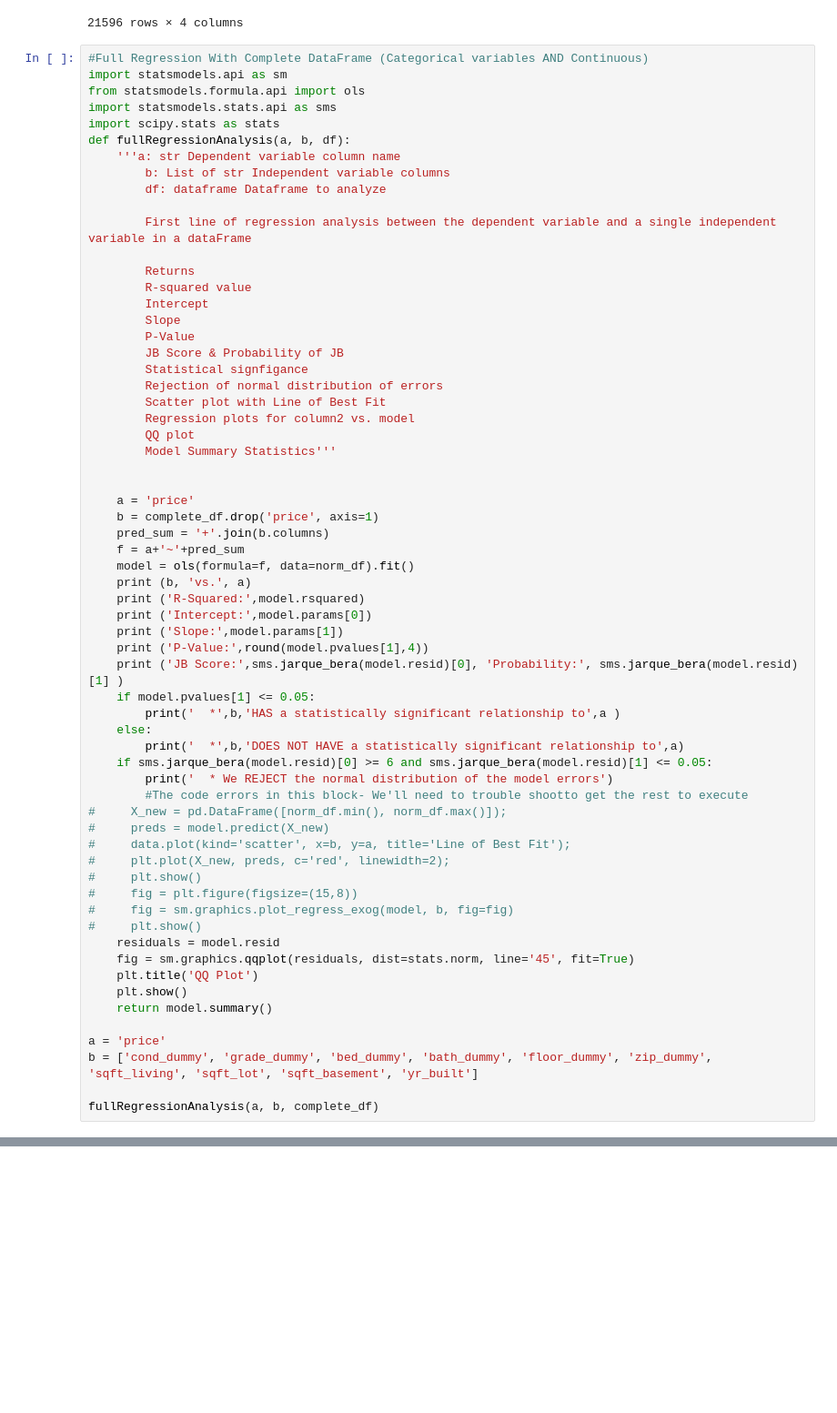
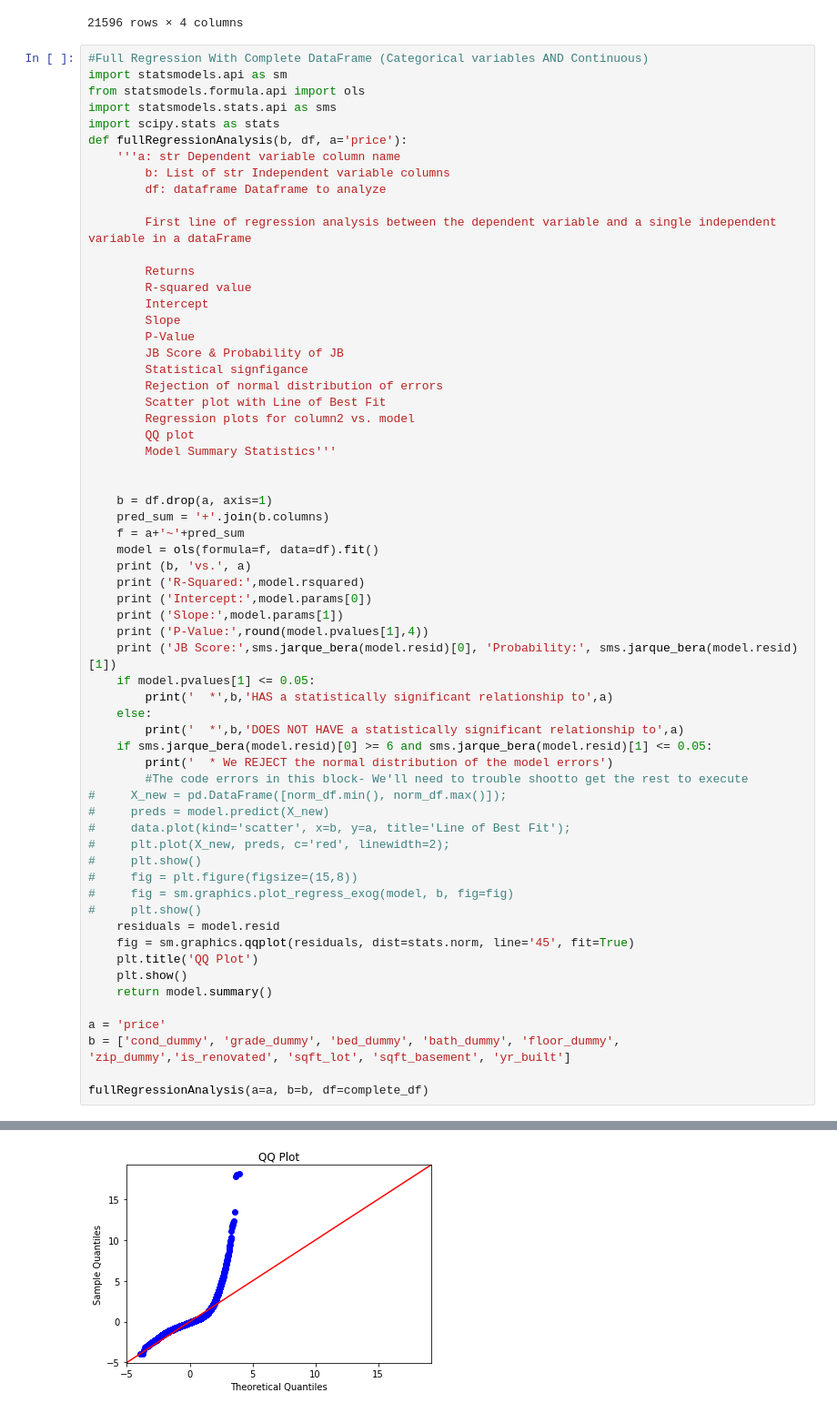
Before and after one commit to EricaSG/dsc-mod-2-project-v2-1-onl01-dtsc-ft-041320, a Jupyter notebook: student.ipynb, the cells around one changed output, grey strips where cells are left out. Shown at 91% size. Drawn from its saved outputs; the diff is of its cells as text; blank space fills up the shorter version.

Commit message:
Day 3: Run Complete Model

```diff
--- a/student.ipynb
+++ b/student.ipynb
@@ -863,7 +865,7 @@ import statsmodels.api as sm
 from statsmodels.formula.api import ols
 import statsmodels.stats.api as sms
 import scipy.stats as stats
-def fullRegressionAnalysis(a, b, df):
+def fullRegressionAnalysis(b, df, a='price'):
     '''a: str Dependent variable column name
         b: List of str Independent variable columns
         df: dataframe Dataframe to analyze
@@ -884,19 +886,18 @@ def fullRegressionAnalysis(a, b, df):
         Model Summary Statistics'''
 
 
-    a = 'price'
-    b = complete_df.drop('price', axis=1)
+    b = df.drop(a, axis=1)
     pred_sum = '+'.join(b.columns)
     f = a+'~'+pred_sum
-    model = ols(formula=f, data=norm_df).fit()
+    model = ols(formula=f, data=df).fit()
     print (b, 'vs.', a)
     print ('R-Squared:',model.rsquared)
     print ('Intercept:',model.params[0])
     print ('Slope:',model.params[1])
     print ('P-Value:',round(model.pvalues[1],4))
-    print ('JB Score:',sms.jarque_bera(model.resid)[0], 'Probability:', sms.jarque_bera(model.resid)[1] )
+    print ('JB Score:',sms.jarque_bera(model.resid)[0], 'Probability:', sms.jarque_bera(model.resid)[1])
     if model.pvalues[1] <= 0.05:
-        print('  *',b,'HAS a statistically significant relationship to',a )
+        print('  *',b,'HAS a statistically significant relationship to',a)
     else:
         print('  *',b,'DOES NOT HAVE a statistically significant relationship to',a)
     if sms.jarque_bera(model.resid)[0] >= 6 and sms.jarque_bera(model.resid)[1] <= 0.05:
@@ -917,7 +918,7 @@ def fullRegressionAnalysis(a, b, df):
     return model.summary()
 
 a = 'price'
-b = ['cond_dummy', 'grade_dummy', 'bed_dummy', 'bath_dummy', 'floor_dummy', 'zip_dummy', 'sqft_living', 'sqft_lot', 'sqft_basement', 'yr_built']
+b = ['cond_dummy', 'grade_dummy', 'bed_dummy', 'bath_dummy', 'floor_dummy', 'zip_dummy','is_renovated', 'sqft_lot', 'sqft_basement', 'yr_built']
 
-fullRegressionAnalysis(a, b, complete_df)
+fullRegressionAnalysis(a=a, b=b, df=complete_df)
 # %% [output]
@@ -926,0 +942 @@ PatsyError: Error evaluating factor: NameError: name 'zip_dummy' is not defined
+[figure, added]
```
Also changed, not shown: parts of 7 cells of this notebook.
